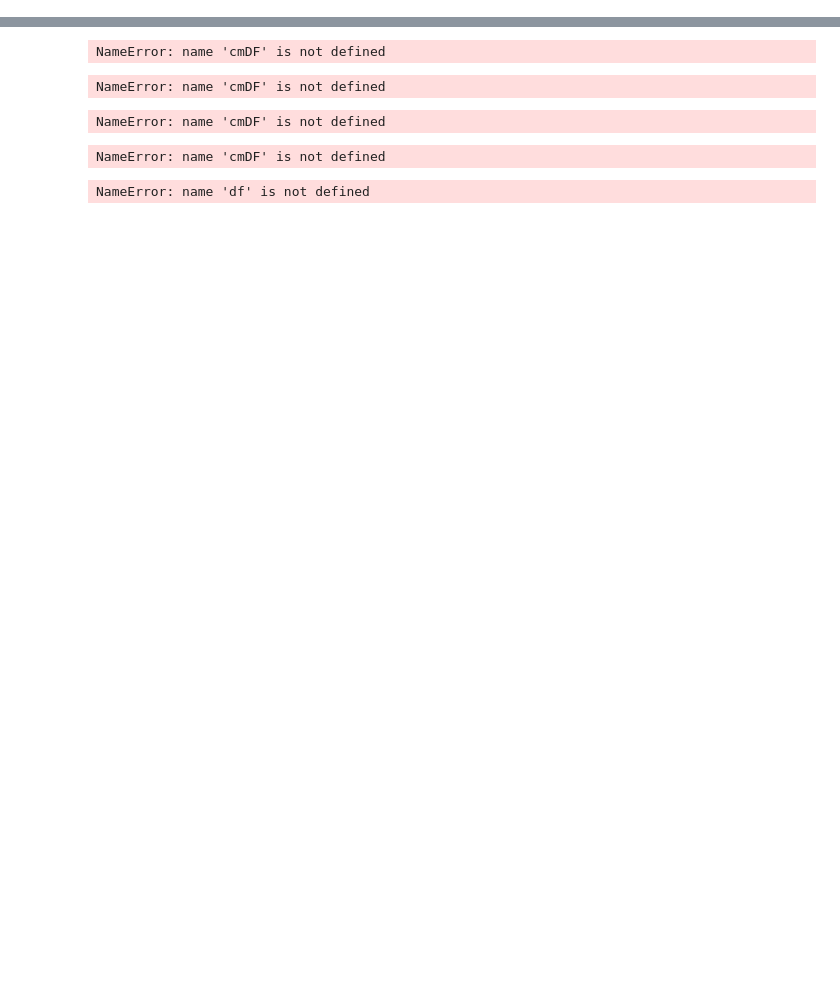
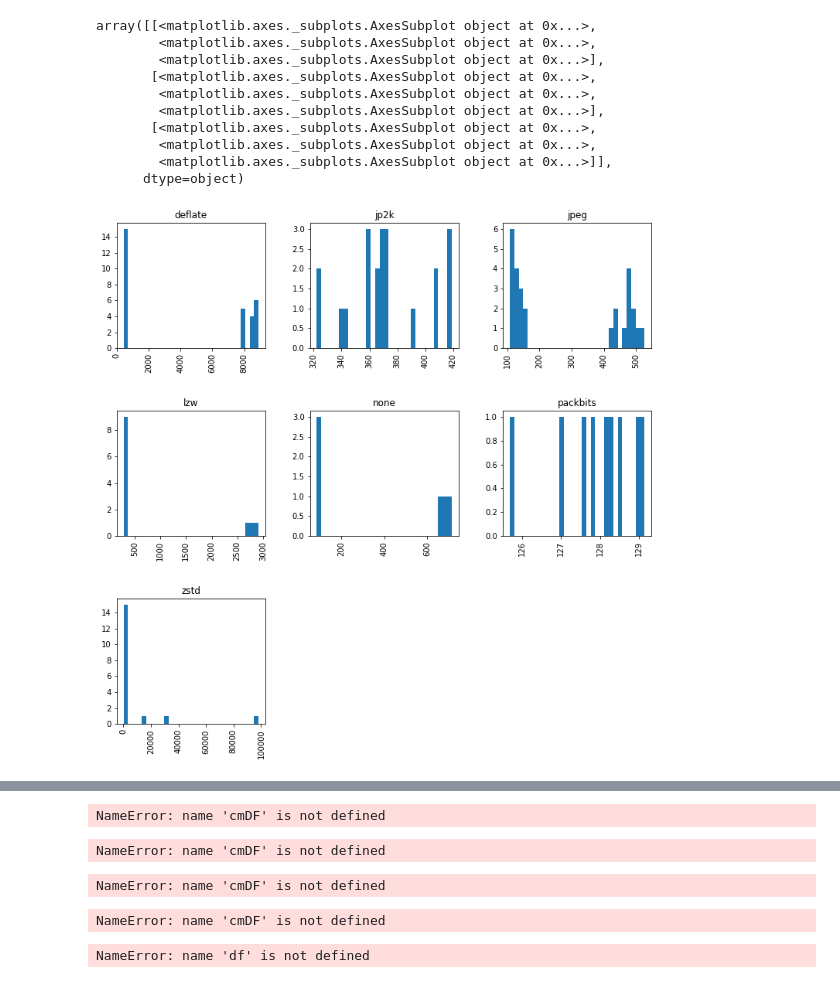
Before and after one commit to ncihtan/dsa-htan, a Jupyter notebook: compressionStats/compressionViz.ipynb, the cells around one changed output, grey strips where cells are left out. Drawn from its saved outputs; the diff is of its cells as text; code cells hidden in the pictures; blank space fills up the shorter version.

Commit message:
redoing compression viz stats

```diff
--- a/compressionStats/compressionViz.ipynb
+++ b/compressionStats/compressionViz.ipynb
@@ -2,7 +2,7 @@
 import json, os
 import pandas as pd
 
-with open('./compressionStats/compressionMetrics.json', 'r') as f:
+with open('compressionMetrics.json', 'r') as f:
     data = f.readline()
 
 compressData = json.loads(data)
@@ -12,4 +10,8 @@ FileNotFoundError: [Errno 2] No such file or directory: './compressionStats/comp
 # %%
-cmDF = pd.DataFrame(compressData)
-cmDF['compressionRatio']=cmDF.compressedFileSize/cmDF.origFileSize*100
-cmDF['mbytesPerSec'] = cmDF.origFileSize/cmDF.executionTime/1000000   ### This is 1,000,000 Bytes per second
+cmDF = pd.json_normalize(compressData)
+cmDF.dropna(subset=['frames'],inplace=True)
+#https://mode.com/example-gallery/python_histogram/
+
+# cmDF['compressionRatio']=cmDF.compressedFileSize/cmDF.origFileSize*100
+# cmDF['mbytesPerSec'] = cmDF.origFileSize/cmDF.executionTime/1000000   ### This is 1,000,000 Bytes per second
+cmDF
@@ -15,0 +32,19 @@ cmDF['mbytesPerSec'] = cmDF.origFileSize/cmDF.executionTime/1000000   ### This i
+# %%
+cmDF['uncompressedImageSize'] = cmDF['bitsPerSample'] / 8 * cmDF['sixeX'] * cmDF['sixeY'] * cmDF['frames']
+ctime = 'conversion_stats.time'
+ctype = 'compressionArguments.compression'
+# %%
+cmDF.hist(column=ct,bins=30,by=ctype,figsize=(12,12))
+#cmDF['compressionArguments.compression'].hist(by=cmDF['conversion_stats.time'],bins=30)
+# %% [output]
+array([[<matplotlib.axes._subplots.AxesSubplot object at 0x...>,
+        <matplotlib.axes._subplots.AxesSubplot object at 0x...>,
+        <matplotlib.axes._subplots.AxesSubplot object at 0x...>],
+       [<matplotlib.axes._subplots.AxesSubplot object at 0x...>,
+        <matplotlib.axes._subplots.AxesSubplot object at 0x...>,
+        <matplotlib.axes._subplots.AxesSubplot object at 0x...>],
+       [<matplotlib.axes._subplots.AxesSubplot object at 0x...>,
+        <matplotlib.axes._subplots.AxesSubplot object at 0x...>,
+        <matplotlib.axes._subplots.AxesSubplot object at 0x...>]],
+      dtype=object)
+[figure, added]
```
Also changed, not shown: parts of 4 cells of this notebook.
